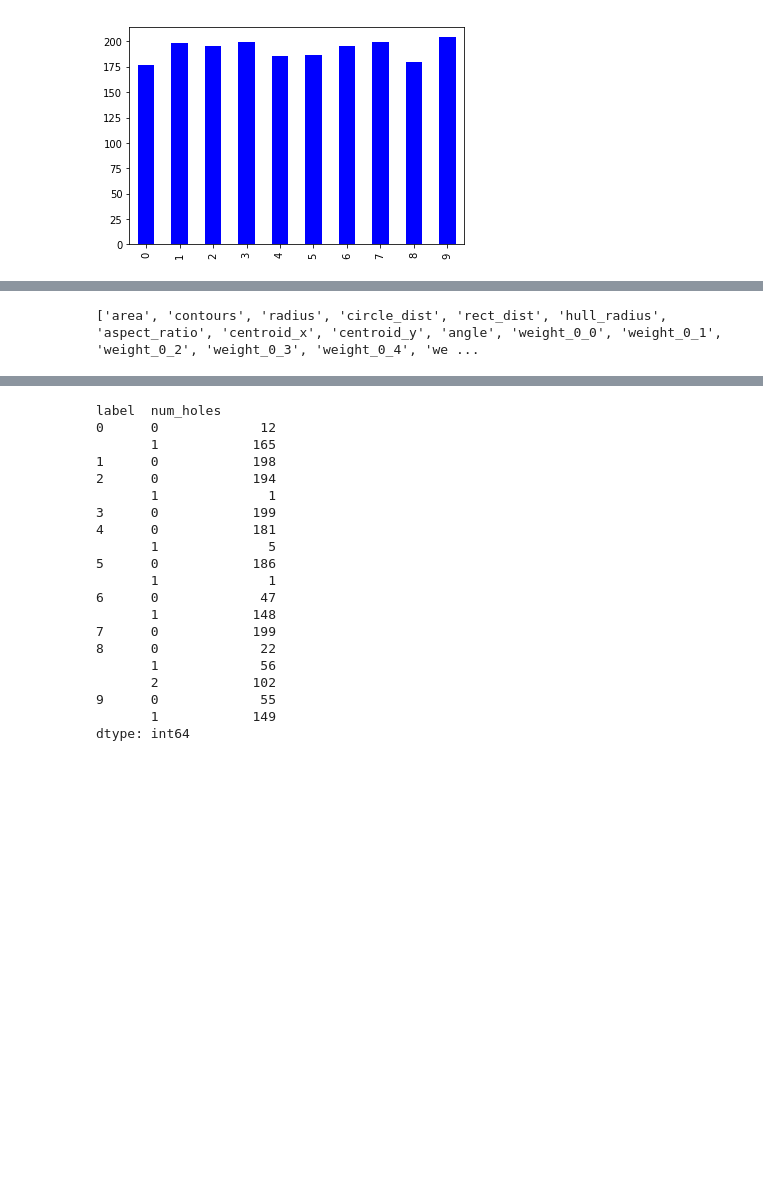
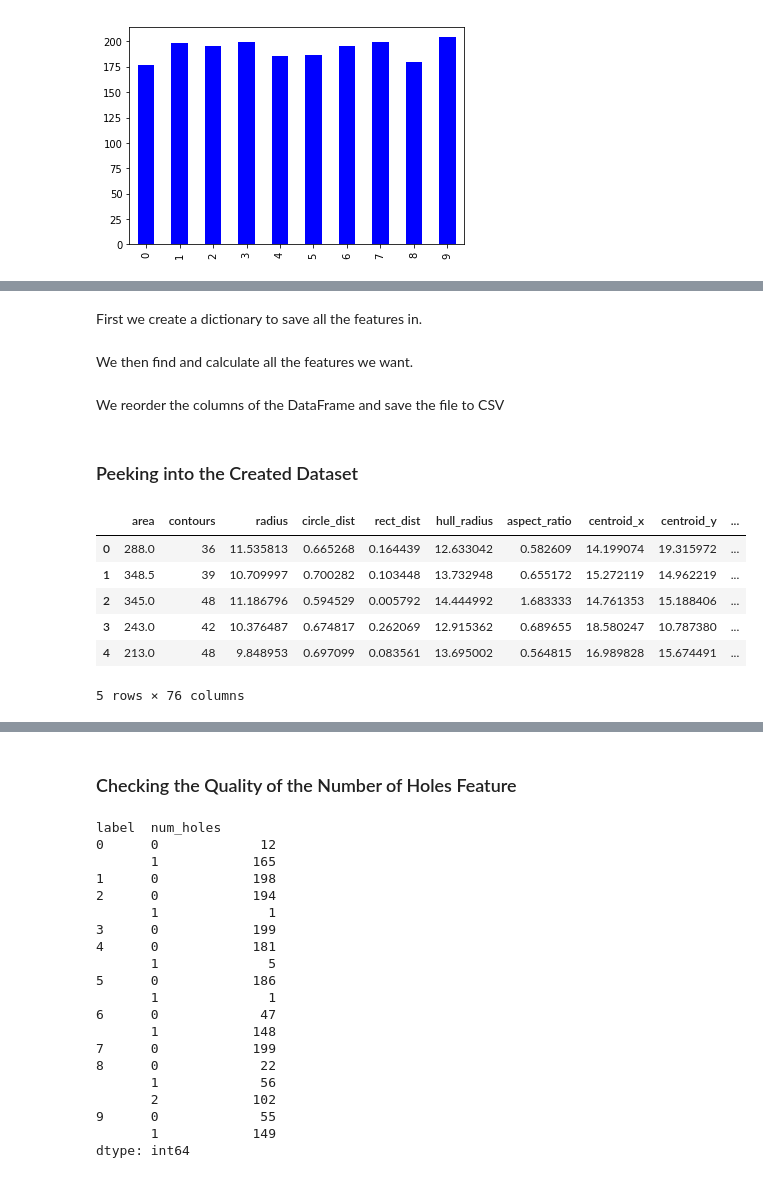
Before and after one commit to jsmienk/IML, a Jupyter notebook: notebooks/feature_extraction.ipynb, the cells around one changed output, grey strips where cells are left out. Drawn from its saved outputs; the diff is of its cells as text; code cells hidden in the pictures; blank space fills up the shorter version.

```diff
--- a/notebooks/feature_extraction.ipynb
+++ b/notebooks/feature_extraction.ipynb
@@ -151,0 +201,2 @@ plt.show()
+# %% [markdown]
+First we create a dictionary to save all the features in.
@@ -152,27 +227,11 @@ plt.show()
+# %% [markdown]
+We then find and calculate all the features we want.
 # %%
-# EXTRACTING FEATURES AND SAVING TO CSV
-features_dict = {
-    "area": [],
-    "contours": [],
-    "radius": [],
-    "circle_dist": [],
-    "rect_dist": [],
-    "hull_radius": [],
-    "aspect_ratio": [],
-    "centroid_x": [],
-    "centroid_y": [],
-    "angle": [],
-    "num_holes": [],
-    "label": []
-}
-
-COUNT = 8
-for x in range(COUNT):
-    for y in range(COUNT):
-        features_dict['_'.join(['weight', str(x), str(y)])] = []
-
+# Iterate through rows of the DataFrame
 for row in data.iterrows():
+    # HACK TO FIND BLOBS
     row[1][1].show()
+    # Find blobs in the preprocessed image
     blobs = row[1][1].findBlobs()
     if blobs:
         blob = blobs[0]
@@ -187,42 +246,21 @@ for row in data.iterrows():
         features_dict['centroid_y'].append(blob.centroid()[1])
         features_dict['angle'].append(blob.angle())
 
+    # Calculate matrix in the preprocessed image
     m = get_weighted_matrix(row[1][1])
     COUNT = 8
     for x in range(COUNT):
         for y in range(COUNT):
             features_dict['_'.join(['weight', str(x), str(y)])].append(m[x, y])
 
+    # Find the holes in the 'just binarized' image
     num_holes = len(row[1][2].embiggen(2).invert().findBlobs()[:-1])
     features_dict['num_holes'].append(num_holes)
+
+    # Attach the correct label
     features_dict['label'].append(row[1][0])
 
 # Create dataframe
 data_frame = pd.DataFrame(features_dict)
-# Reorder columns
-column_order = [
-    "area",
-    "contours",
-    "radius",
-    "circle_dist",
-    "rect_dist",
-    "hull_radius",
-    "aspect_ratio",
-    "centroid_x",
-    "centroid_y",
-    "angle"
-]
-
-COUNT = 8
-for x in range(COUNT):
-    for y in range(COUNT):
-        column_order.append('_'.join(['weight', str(x), str(y)]))
-column_order.append("num_holes")
-column_order.append("label")
-print column_order
-data_frame = data_frame[column_order]
-
-# Save to CSV file
-data_frame.to_csv('../dataset-numpy/dataset_extended.csv', sep=',', encoding='utf-8', index=False)
-# %% [output]
-['area', 'contours', 'radius', 'circle_dist', 'rect_dist', 'hull_radius', 'aspect_ratio', 'centroid_x', 'centroid_y', 'angle', 'weight_0_0', 'weight_0_1', 'weight_0_2', 'weight_0_3', 'weight_0_4', 'we ...
+# %% [markdown]
+We reorder the columns of the DataFrame and save the file to CSV
@@ -229,3 +293,15 @@ data_frame.to_csv('../dataset-numpy/dataset_extended.csv', sep=',', encoding='ut
+# %% [markdown]
+### Peeking into the Created Dataset
+# %%
+data_frame.head()
+# %% [output]
+|  | area | contours | radius | circle_dist | rect_dist | hull_radius | aspect_ratio | centroid_x | centroid_y | ... |
+| 0 | 288.0 | 36 | 11.535813 | 0.665268 | 0.164439 | 12.633042 | 0.582609 | 14.199074 | 19.315972 | ... |
+| 1 | 348.5 | 39 | 10.709997 | 0.700282 | 0.103448 | 13.732948 | 0.655172 | 15.272119 | 14.962219 | ... |
+| 2 | 345.0 | 48 | 11.186796 | 0.594529 | 0.005792 | 14.444992 | 1.683333 | 14.761353 | 15.188406 | ... |
+| 3 | 243.0 | 42 | 10.376487 | 0.674817 | 0.262069 | 12.915362 | 0.689655 | 18.580247 | 10.787380 | ... |
+| 4 | 213.0 | 48 | 9.848953 | 0.697099 | 0.083561 | 13.695002 | 0.564815 | 16.989828 | 15.674491 | ... |
+5 rows × 76 columns
 # %%
 data_frame.describe()
 # %% [output]
@@ -239,6 +315,8 @@ data_frame.describe()
 | 75% | 326.000000 | 51.000000 | 11.043633 | 0.795775 | 0.173021 | 14.191667 | 0.724138 | 16.571982 | 16.354908 | ... |
 | max | 512.000000 | 88.000000 | 13.117590 | 3.119437 | 0.329466 | 16.446964 | 3.171172 | 20.410788 | 20.841542 | ... |
 8 rows × 76 columns
+# %% [markdown]
+### Checking the Quality of the Number of Holes Feature
 # %%
 data_frame.groupby(['label','num_holes']).size()
 # %% [output]
```
Also changed, not shown: parts of 15 cells of this notebook, 5 other files.
